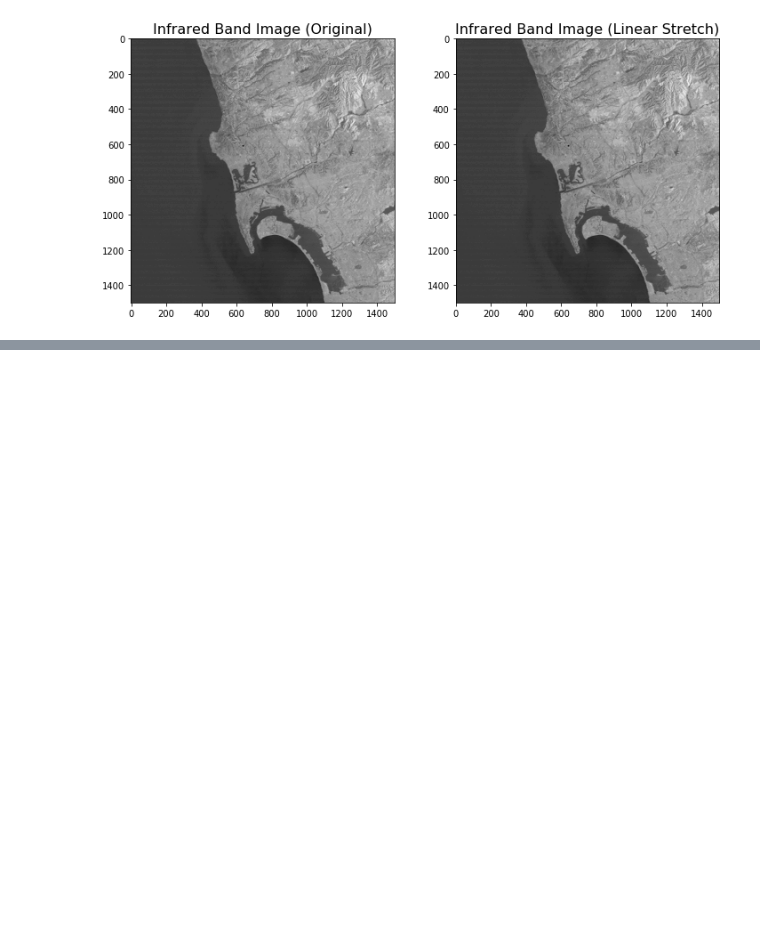
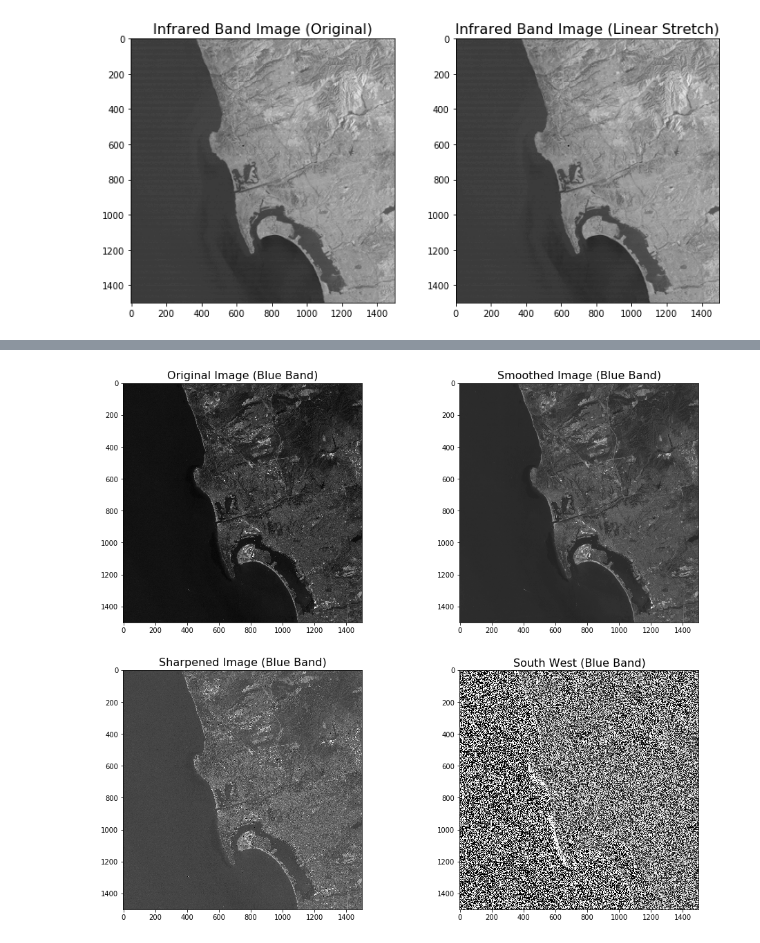
Before and after one commit to moonlimb/sio236-remote-sensing, a Jupyter notebook: Limb_Moon_Lab5.ipynb, the cells around one changed output, grey strips where cells are left out. Cells and saved outputs as stored; diff of their text form; code cells hidden in the pictures; blank space fills up the shorter version.

```diff
--- a/Limb_Moon_Lab5.ipynb
+++ b/Limb_Moon_Lab5.ipynb
@@ -178,0 +283,47 @@ plt.show()
+# %%
+#plot_band_graysc(_plt, subplot_num, _data, title):
+import scipy
+
+def apply_smoothing_filter(_data):
+    kernel = np.array([[1./9, 1./9, 1./9],[1./9, 1./9, 1./9],[1./9, 1./9, 1./9]])
+    # Note: kernel should sum to 1
+
+    # convolve 2d the kernel
+    smoothed = scipy.signal.convolve2d(_data, kernel, mode='same')
+    return smoothed.astype(np.uint8)
+
+def apply_sharpening_filter(_data):
+    # make a sharpening filter using the kernel used to make a smoothing filter
+
+    def _get_identity_operator(dim):
+        m = np.zeros((dim, dim))
+        m[m.shape[0]/2, m.shape[0]/2] = 1
+        return m
+
+    ii = _get_identity_operator(3)
+    kernel = np.array([[1./9, 1./9, 1./9],[1./9, 1./9, 1./9],[1./9, 1./9, 1./9]])
+
+    # p.285 in Rees 2nd Edition
+    k=3
+    new_kernel = k*ii + (1-k)*kernel
+    #print new_kernel #looks fine
+    sharpened = scipy.signal.convolve2d(_data, new_kernel, mode='same')
+    return sharpened.astype(np.uint8)
+
+def apply_sobel_filter_sw(_data):
+    # illuminate from the southwest
+    sobel_sw_kernel = np.array([[0, 1., 2.],[-1., 0, 1.],[-2., -1., 0]])
+    illuminated = scipy.signal.convolve2d(_data, sobel_sw_kernel, mode='same')
+    return illuminated.astype(np.uint8)
+
+# blue band
+bb = b1.astype(float)
+
+plt.figure(figsize=(16,14))
+plot_band_graysc(plt, 221, bb, 'Original Image (Blue Band)')
+plot_band_graysc(plt, 222, apply_smoothing_filter(bb), 'Smoothed Image (Blue Band)')
+plot_band_graysc(plt, 223, apply_sharpening_filter(bb), 'Sharpened Image (Blue Band)')
+plot_band_graysc(plt, 224, apply_sobel_filter_sw(bb), 'South West (Blue Band)')
+plt.show()
+# %% [output]
+[figure, added]
```
Also changed, not shown: parts of 21 cells of this notebook.
